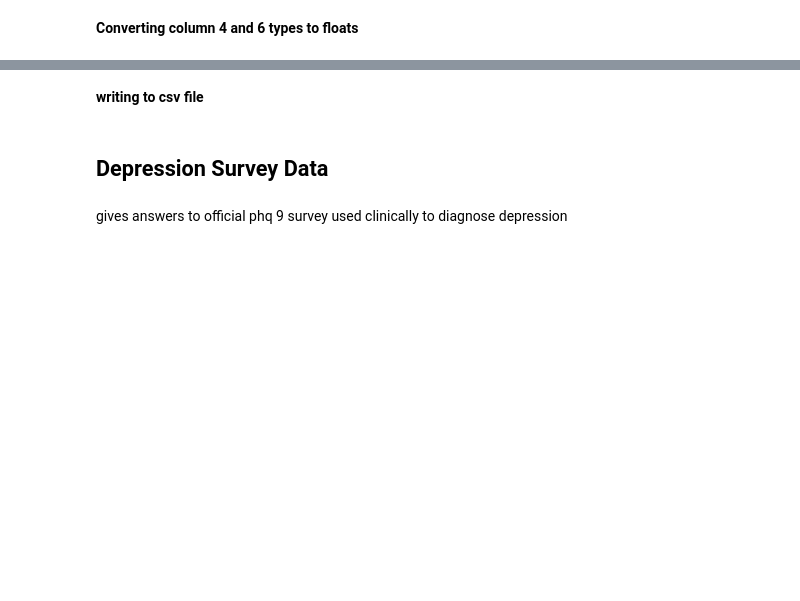
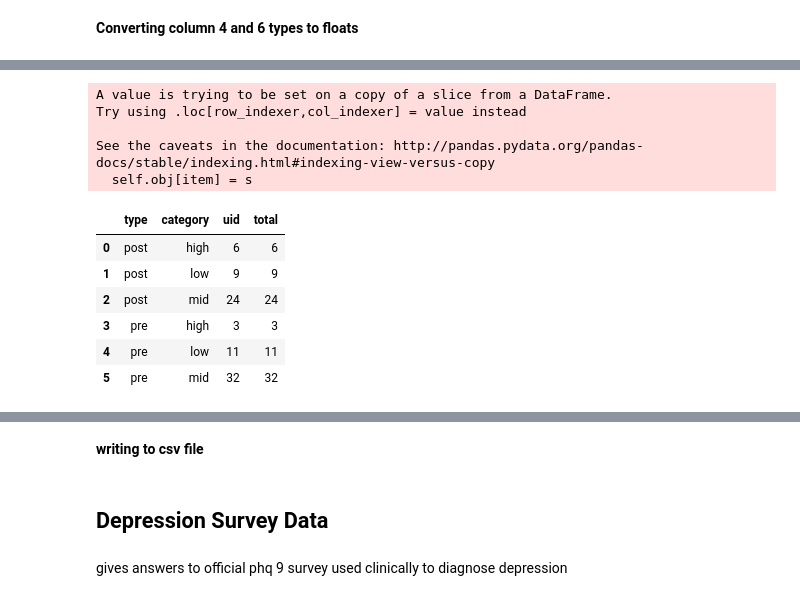
Before and after one commit to mkhash/Modelling-Student-Stress, a Jupyter notebook: code/Survey_academic_processing.ipynb, the cells around one changed output, grey strips where cells are left out. Drawn from its saved outputs; the diff is of its cells as text; code cells hidden in the pictures; blank space fills up the shorter version.

```diff
--- a/code/Survey_academic_processing.ipynb
+++ b/code/Survey_academic_processing.ipynb
@@ -455,0 +505,20 @@ perceived_stress_df.head()
+# %%
+stress_scores.loc[:,'category'] = category
+# %% [output]
+A value is trying to be set on a copy of a slice from a DataFrame.
+Try using .loc[row_indexer,col_indexer] = value instead
+
+See the caveats in the documentation: http://pandas.pydata.org/pandas-docs/stable/indexing.html#indexing-view-versus-copy
+  self.obj[item] = s
+# %%
+category_stress = stress_scores.groupby(['type', 'category']).count()
+category_stress.reset_index(inplace = True)
+category_stress
+# %% [output]
+|  | type | category | uid | total |
+| 0 | post | high | 6 | 6 |
+| 1 | post | low | 9 | 9 |
+| 2 | post | mid | 24 | 24 |
+| 3 | pre | high | 3 | 3 |
+| 4 | pre | low | 11 | 11 |
+| 5 | pre | mid | 32 | 32 |
```
Also changed, not shown: parts of 15 cells of this notebook, 2 other files.
